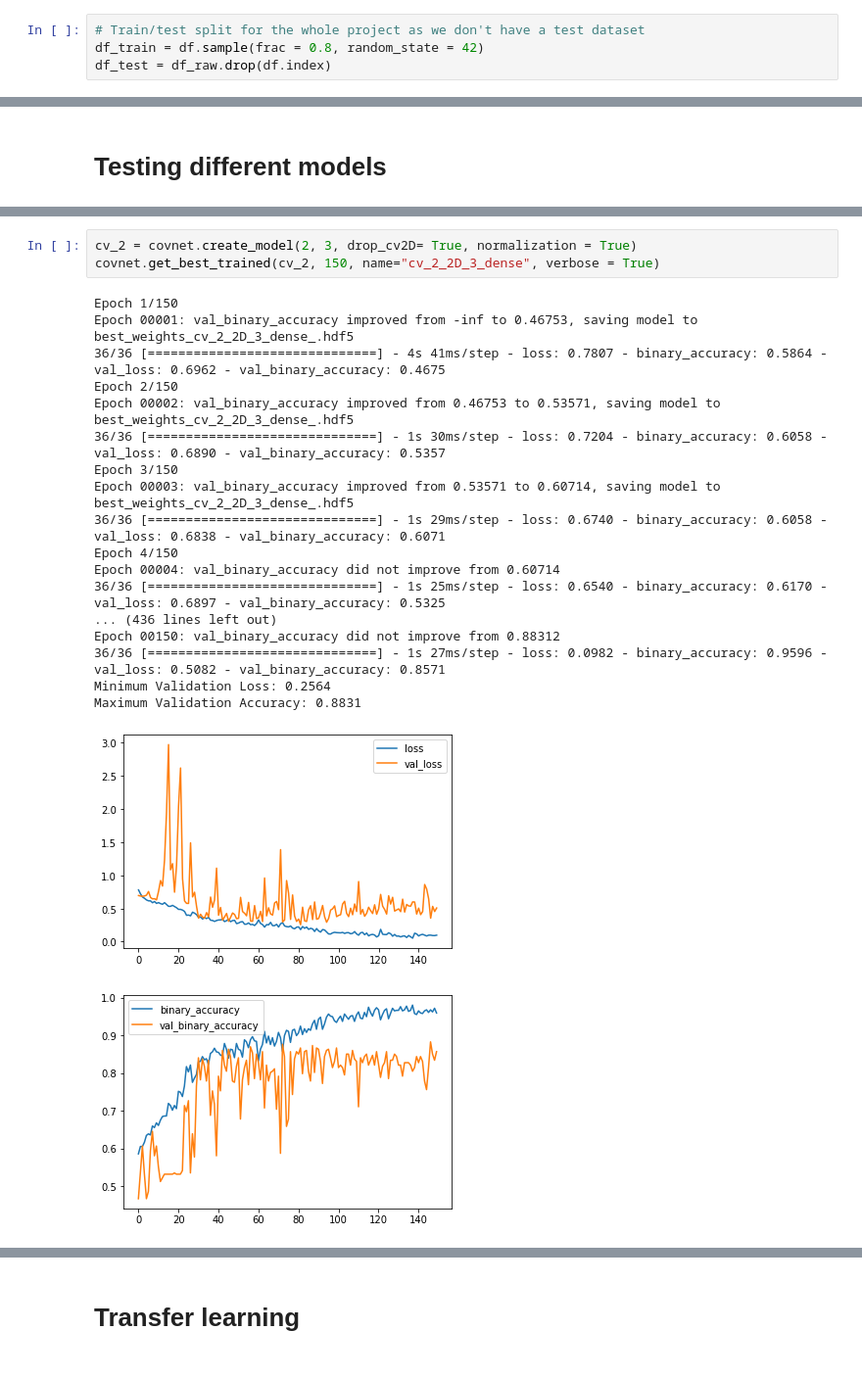
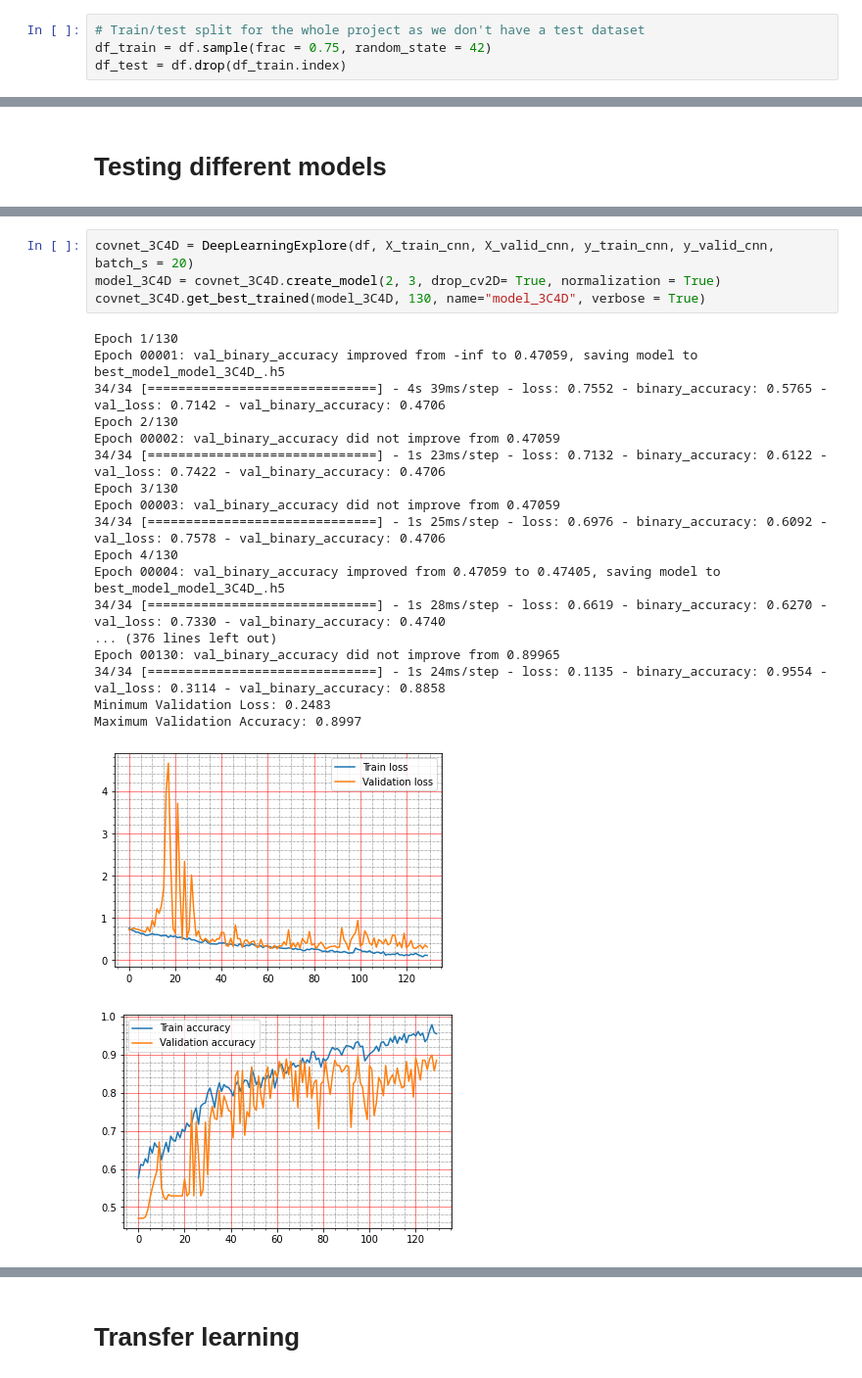
Before and after one commit to tboussaid/projet-i2e, a Jupyter notebook: deeplearning_explore.ipynb, the cells around one changed output, grey strips where cells are left out. Shown at 98% size. Cells and saved outputs as stored; diff of their text form.

```diff
--- a/deeplearning_explore.ipynb
+++ b/deeplearning_explore.ipynb
@@ -133,4 +141,4 @@ df_full.head()
 # %%
 # Train/test split for the whole project as we don't have a test dataset
-df_train = df.sample(frac = 0.8, random_state = 42)
-df_test = df_raw.drop(df.index)
+df_train = df.sample(frac = 0.75, random_state = 42)
+df_test = df.drop(df_train.index)
@@ -200,24 +326,25 @@ _________________________________________________________________
 # %%
-cv_2 = covnet.create_model(2, 3, drop_cv2D= True, normalization = True)
-covnet.get_best_trained(cv_2, 150, name="cv_2_2D_3_dense", verbose = True)
+covnet_3C4D = DeepLearningExplore(df, X_train_cnn, X_valid_cnn, y_train_cnn, y_valid_cnn, batch_s = 20)
+model_3C4D = covnet_3C4D.create_model(2, 3, drop_cv2D= True, normalization = True)
+covnet_3C4D.get_best_trained(model_3C4D, 130, name="model_3C4D", verbose = True)
 # %% [output]
-Epoch 1/150
-Epoch 00001: val_binary_accuracy improved from -inf to 0.46753, saving model to best_weights_cv_2_2D_3_dense_.hdf5
-36/36 [==============================] - 4s 41ms/step - loss: 0.7807 - binary_accuracy: 0.5864 - val_loss: 0.6962 - val_binary_accuracy: 0.4675
-Epoch 2/150
-Epoch 00002: val_binary_accuracy improved from 0.46753 to 0.53571, saving model to best_weights_cv_2_2D_3_dense_.hdf5
-36/36 [==============================] - 1s 30ms/step - loss: 0.7204 - binary_accuracy: 0.6058 - val_loss: 0.6890 - val_binary_accuracy: 0.5357
-Epoch 3/150
-Epoch 00003: val_binary_accuracy improved from 0.53571 to 0.60714, saving model to best_weights_cv_2_2D_3_dense_.hdf5
-36/36 [==============================] - 1s 29ms/step - loss: 0.6740 - binary_accuracy: 0.6058 - val_loss: 0.6838 - val_binary_accuracy: 0.6071
-Epoch 4/150
-Epoch 00004: val_binary_accuracy did not improve from 0.60714
-36/36 [==============================] - 1s 25ms/step - loss: 0.6540 - binary_accuracy: 0.6170 - val_loss: 0.6897 - val_binary_accuracy: 0.5325
-... (436 lines left out)
-Epoch 00150: val_binary_accuracy did not improve from 0.88312
-36/36 [==============================] - 1s 27ms/step - loss: 0.0982 - binary_accuracy: 0.9596 - val_loss: 0.5082 - val_binary_accuracy: 0.8571
-Minimum Validation Loss: 0.2564
-Maximum Validation Accuracy: 0.8831
+Epoch 1/130
+Epoch 00001: val_binary_accuracy improved from -inf to 0.47059, saving model to best_model_model_3C4D_.h5
+34/34 [==============================] - 4s 39ms/step - loss: 0.7552 - binary_accuracy: 0.5765 - val_loss: 0.7142 - val_binary_accuracy: 0.4706
+Epoch 2/130
+Epoch 00002: val_binary_accuracy did not improve from 0.47059
+34/34 [==============================] - 1s 23ms/step - loss: 0.7132 - binary_accuracy: 0.6122 - val_loss: 0.7422 - val_binary_accuracy: 0.4706
+Epoch 3/130
+Epoch 00003: val_binary_accuracy did not improve from 0.47059
+34/34 [==============================] - 1s 25ms/step - loss: 0.6976 - binary_accuracy: 0.6092 - val_loss: 0.7578 - val_binary_accuracy: 0.4706
+Epoch 4/130
+Epoch 00004: val_binary_accuracy improved from 0.47059 to 0.47405, saving model to best_model_model_3C4D_.h5
+34/34 [==============================] - 1s 28ms/step - loss: 0.6619 - binary_accuracy: 0.6270 - val_loss: 0.7330 - val_binary_accuracy: 0.4740
+... (376 lines left out)
+Epoch 00130: val_binary_accuracy did not improve from 0.89965
+34/34 [==============================] - 1s 24ms/step - loss: 0.1135 - binary_accuracy: 0.9554 - val_loss: 0.3114 - val_binary_accuracy: 0.8858
+Minimum Validation Loss: 0.2483
+Maximum Validation Accuracy: 0.8997
-[figure, old version]
+[figure, new version]
-[figure, old version]
+[figure, new version]
 # %%
```
Also changed, not shown: parts of 52 cells of this notebook, 16 other files.
